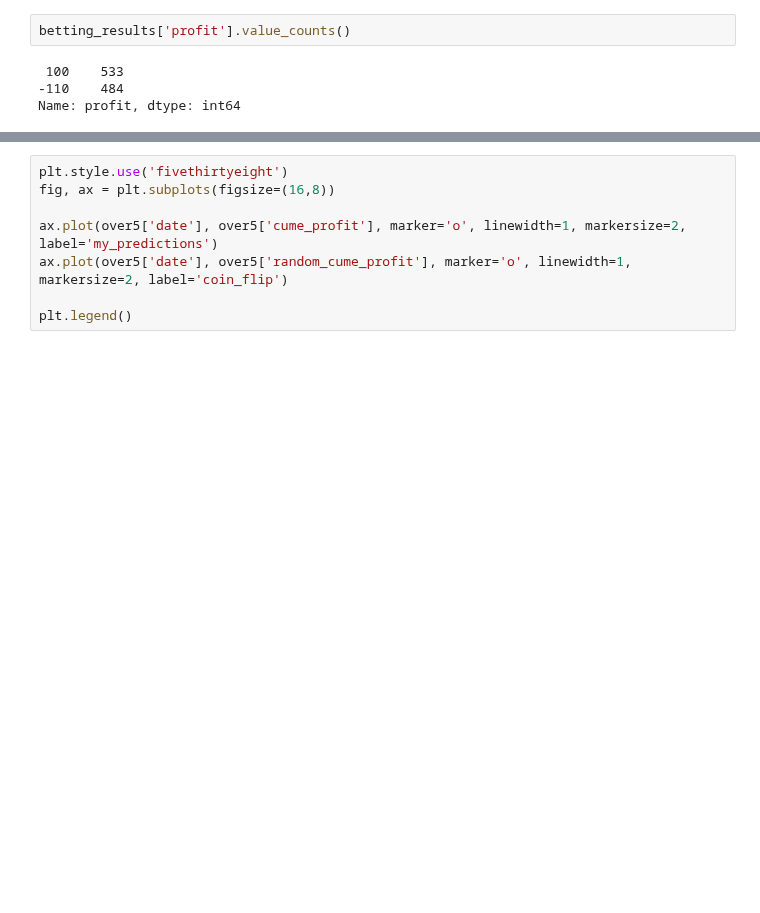
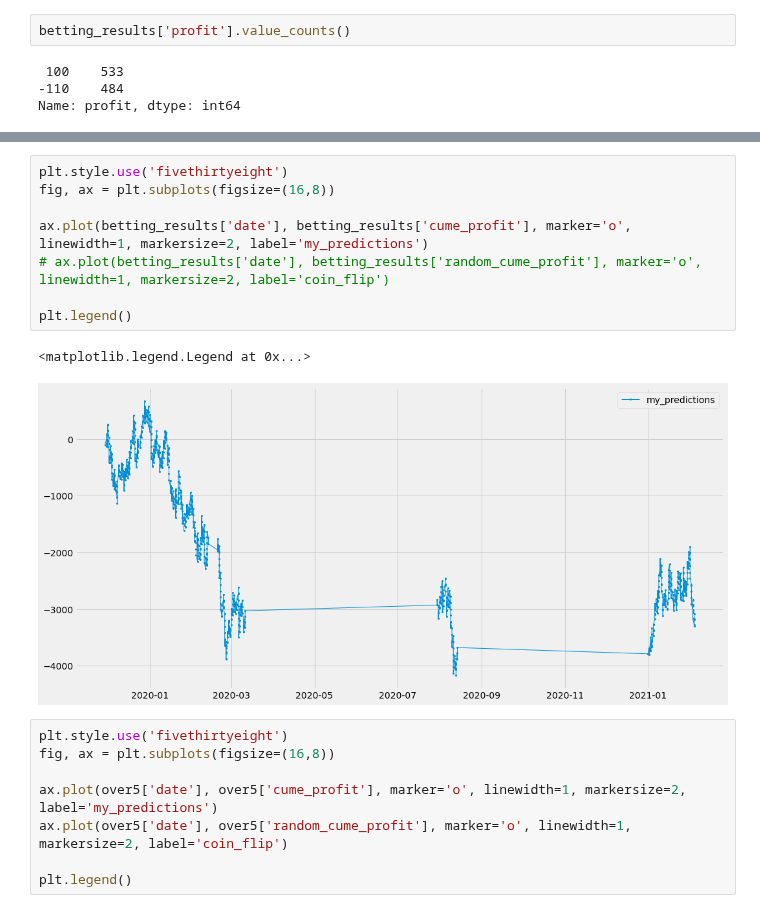
Before and after one commit to jnish23/NBA_Model, a Jupyter notebook: player_based_model.ipynb, the cells around one changed output, grey strips where cells are left out. Drawn from its saved outputs; the diff is of its cells as text; blank space fills up the shorter version.

```diff
--- a/player_based_model.ipynb
+++ b/player_based_model.ipynb
@@ -779,3 +776,14 @@ print(max_profit, min_profit)
+# %%
+plt.style.use('fivethirtyeight')
+fig, ax = plt.subplots(figsize=(16,8))
+
+ax.plot(betting_results['date'], betting_results['cume_profit'], marker='o', linewidth=1, markersize=2, label='my_predictions')
+# ax.plot(betting_results['date'], betting_results['random_cume_profit'], marker='o', linewidth=1, markersize=2, label='coin_flip')
+
+plt.legend()
+# %% [output]
+<matplotlib.legend.Legend at 0x...>
+[figure, added]
 # %%
 plt.style.use('fivethirtyeight')
 fig, ax = plt.subplots(figsize=(16,8))
```
Also changed, not shown: parts of 15 cells of this notebook, 4 other files.
